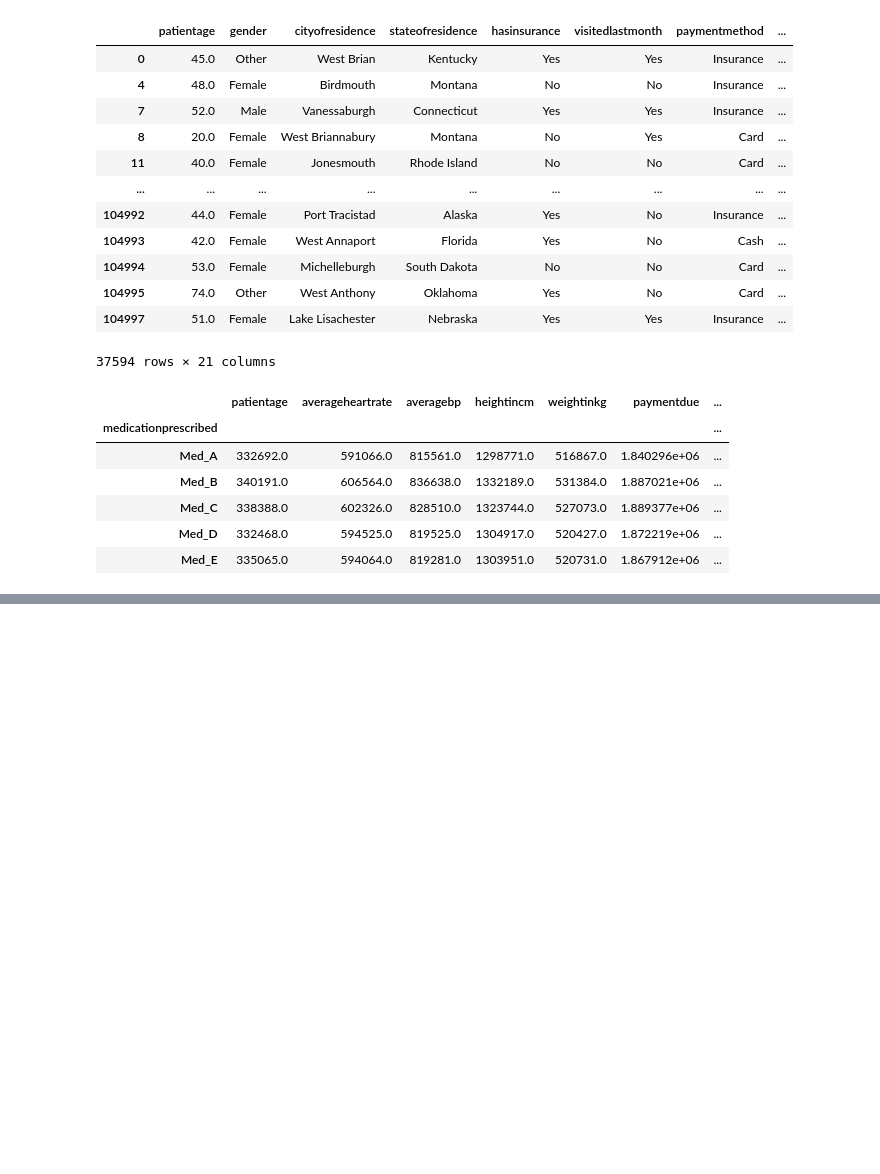
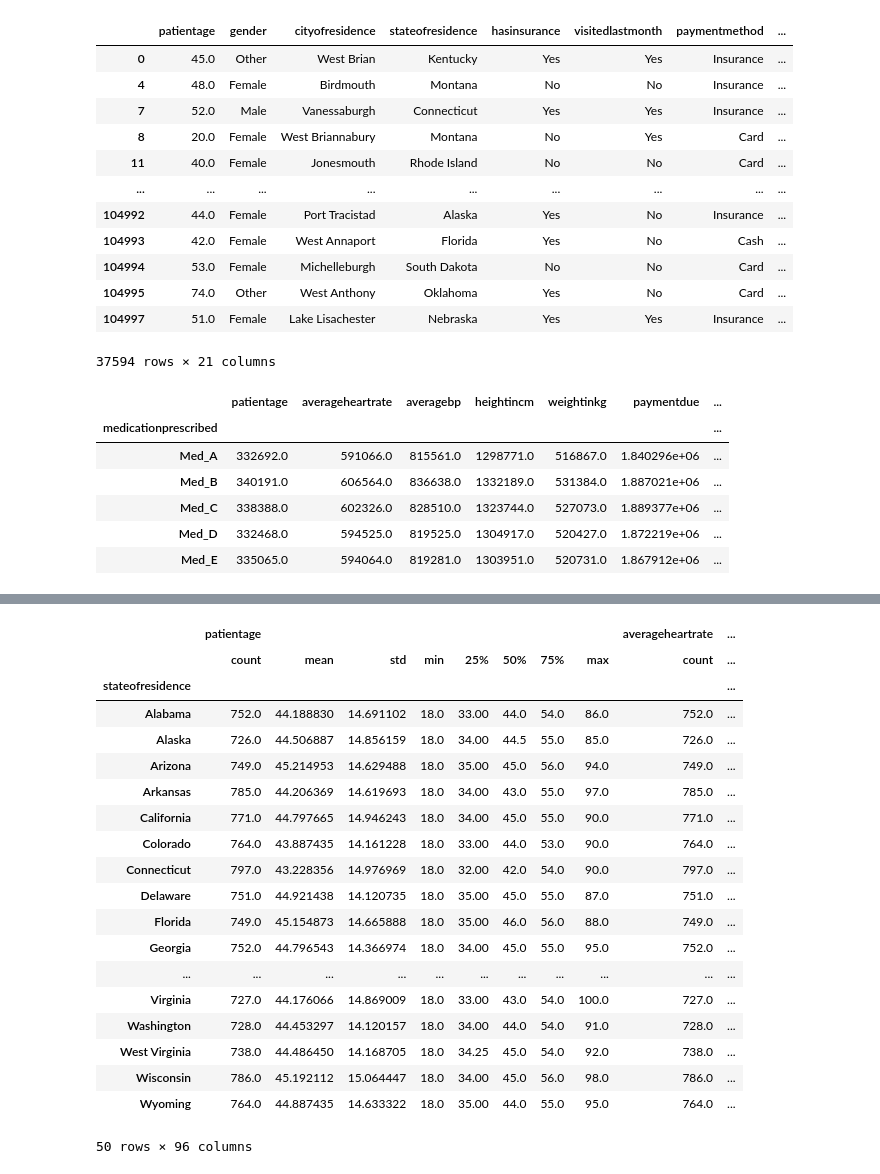
Before and after one commit to amnasyed1/datasci_2_manipulation, a Jupyter notebook: week2assignment507.ipynb, the cells around one changed output, grey strips where cells are left out. Saved outputs shown, nothing was run; the diff lists cells and outputs as text; code cells hidden in the pictures; blank space fills up the shorter version.

```diff
--- a/week2assignment507.ipynb
+++ b/week2assignment507.ipynb
@@ -218,0 +255,23 @@ hcdata.groupby('medicationprescribed').sum()
+# %%
+hcdata.groupby(['stateofresidence']).describe()
+# %% [output]
+|  | patientage |  |  |  |  |  |  |  | averageheartrate | ... |
+|  | count | mean | std | min | 25% | 50% | 75% | max | count | ... |
+| stateofresidence |  |  |  |  |  |  |  |  |  | ... |
+| Alabama | 752.0 | 44.188830 | 14.691102 | 18.0 | 33.00 | 44.0 | 54.0 | 86.0 | 752.0 | ... |
+| Alaska | 726.0 | 44.506887 | 14.856159 | 18.0 | 34.00 | 44.5 | 55.0 | 85.0 | 726.0 | ... |
+| Arizona | 749.0 | 45.214953 | 14.629488 | 18.0 | 35.00 | 45.0 | 56.0 | 94.0 | 749.0 | ... |
+| Arkansas | 785.0 | 44.206369 | 14.619693 | 18.0 | 34.00 | 43.0 | 55.0 | 97.0 | 785.0 | ... |
+| California | 771.0 | 44.797665 | 14.946243 | 18.0 | 34.00 | 45.0 | 55.0 | 90.0 | 771.0 | ... |
+| Colorado | 764.0 | 43.887435 | 14.161228 | 18.0 | 33.00 | 44.0 | 53.0 | 90.0 | 764.0 | ... |
+| Connecticut | 797.0 | 43.228356 | 14.976969 | 18.0 | 32.00 | 42.0 | 54.0 | 90.0 | 797.0 | ... |
+| Delaware | 751.0 | 44.921438 | 14.120735 | 18.0 | 35.00 | 45.0 | 55.0 | 87.0 | 751.0 | ... |
+| Florida | 749.0 | 45.154873 | 14.665888 | 18.0 | 35.00 | 46.0 | 56.0 | 88.0 | 749.0 | ... |
+| Georgia | 752.0 | 44.796543 | 14.366974 | 18.0 | 34.00 | 45.0 | 55.0 | 95.0 | 752.0 | ... |
+| ... | ... | ... | ... | ... | ... | ... | ... | ... | ... | ... |
+| Virginia | 727.0 | 44.176066 | 14.869009 | 18.0 | 33.00 | 43.0 | 54.0 | 100.0 | 727.0 | ... |
+| Washington | 728.0 | 44.453297 | 14.120157 | 18.0 | 34.00 | 44.0 | 54.0 | 91.0 | 728.0 | ... |
+| West Virginia | 738.0 | 44.486450 | 14.168705 | 18.0 | 34.25 | 45.0 | 54.0 | 92.0 | 738.0 | ... |
+| Wisconsin | 786.0 | 45.192112 | 15.064447 | 18.0 | 34.00 | 45.0 | 56.0 | 98.0 | 786.0 | ... |
+| Wyoming | 764.0 | 44.887435 | 14.633322 | 18.0 | 35.00 | 44.0 | 55.0 | 95.0 | 764.0 | ... |
+50 rows × 96 columns
```
Also changed, not shown: parts of 18 cells of this notebook.
